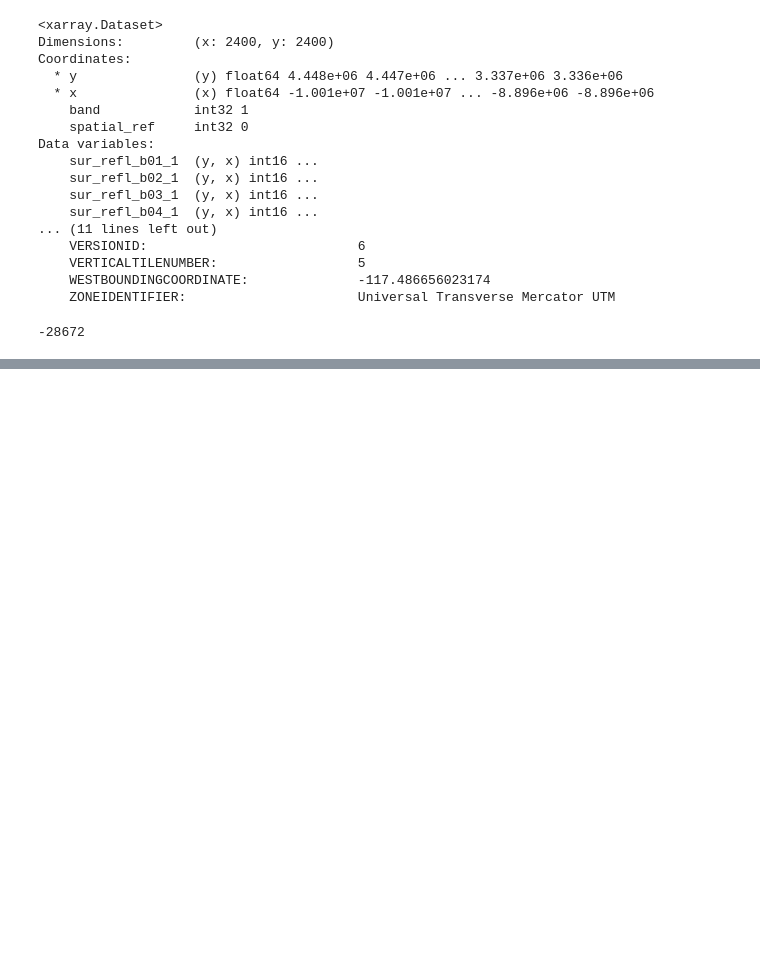
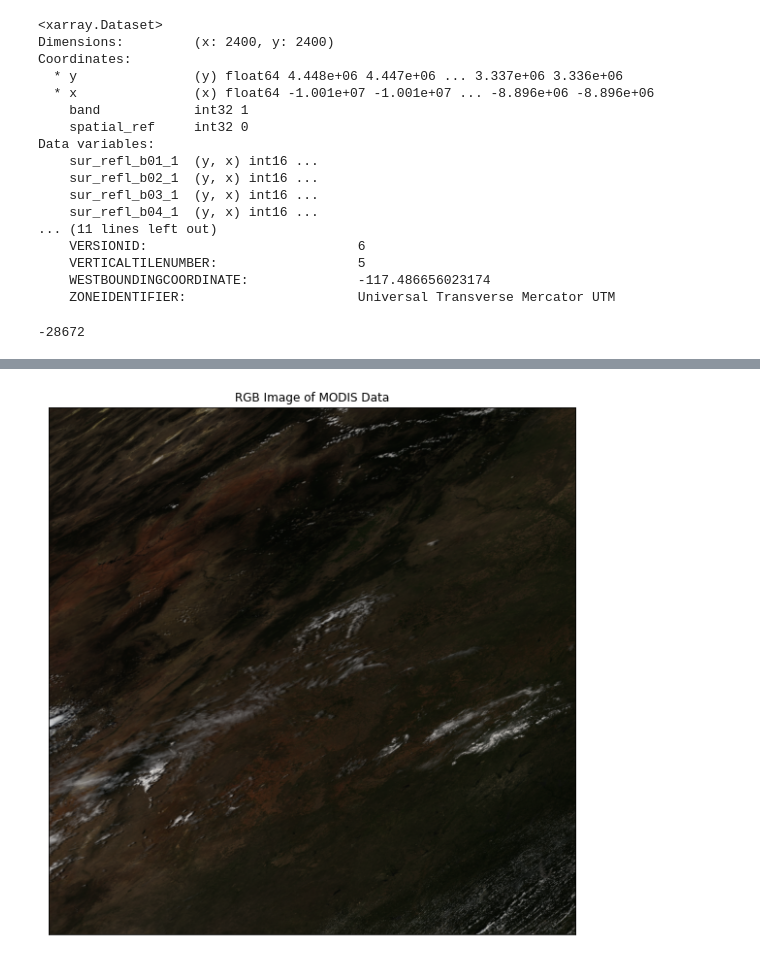
Before and after one commit to JosepAnSabate/jupyter_maps, a Jupyter notebook: earth_data_science/6_hierarchical_data_formats/ch_12_hdf4/2. Open and Use MODIS Data in HDF4 format in Open Source Python.ipynb, the cells around one changed output, grey strips where cells are left out. Cells and saved outputs as stored; diff of their text form; code cells hidden in the pictures; blank space fills up the shorter version.

```diff
--- a/earth_data_science/6_hierarchical_data_formats/ch_12_hdf4/2. Open and Use MODIS Data in HDF4 format in Open Source Python.ipynb
+++ b/earth_data_science/6_hierarchical_data_formats/ch_12_hdf4/2. Open and Use MODIS Data in HDF4 format in Open Source Python.ipynb
@@ -238,0 +339,8 @@ modis_pre_bands.sur_refl_b01_1.rio.nodata
+# %%
+# Select the rgb bands only
+rgb_bands = ['sur_refl_b01_1',
+             'sur_refl_b03_1',
+             'sur_refl_b04_1']
+# Turn the data into a DataArray
+modis_rgb_xr = modis_pre_bands[rgb_bands].to_array()
+modis_rgb_xr
@@ -238,0 +365,25 @@ modis_pre_bands.sur_refl_b01_1.rio.nodata
+# %%
+def clean_array_plot(xr_obj):
+    # This function takes a single xarray object as an input and produces a
+    # cleaned numpy array output for plotting
+    # BEGIN SOLUTION
+    """
+    Take an  xarray object and replace null  values with a mask for plotting
+
+    Parameters
+    ----------
+    xr_obj : xarray object
+
+    Returns
+    -------
+    A masked numpy array
+
+    """
+    # END SOLUTION
+
+    return ma.masked_array(xr_obj.values,  xr_obj.isnull())
+# %%
+# For plotting you will want to clean up masked values
+# Note that this is not a numpy array
+modis_arr = clean_array_plot(modis_rgb_xr)
+modis_arr
@@ -238,0 +408,9 @@ modis_pre_bands.sur_refl_b01_1.rio.nodata
+# %%
+# Plot MODIS RGB numpy image array
+ep.plot_rgb(modis_arr,
+            rgb=[0, 2, 1],
+            title='RGB Image of MODIS Data')
+
+plt.show()
+# %% [output]
+[figure, added]
```
Also changed, not shown: parts of 44 cells of this notebook.
